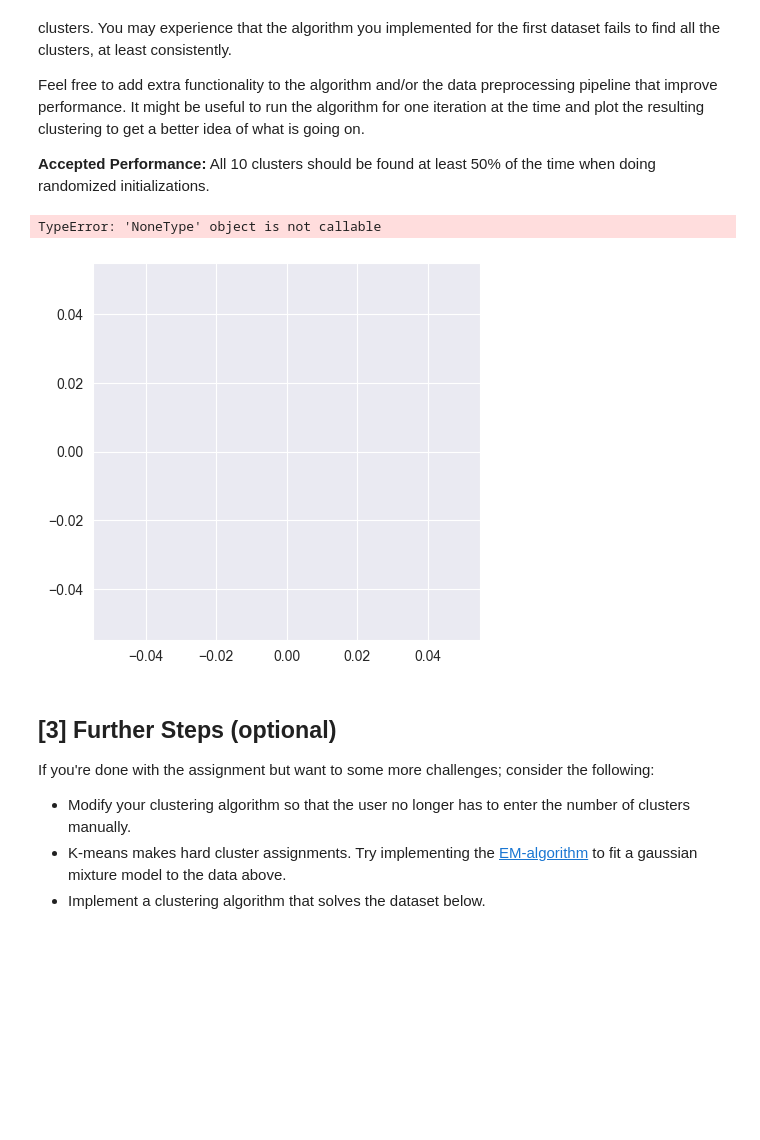
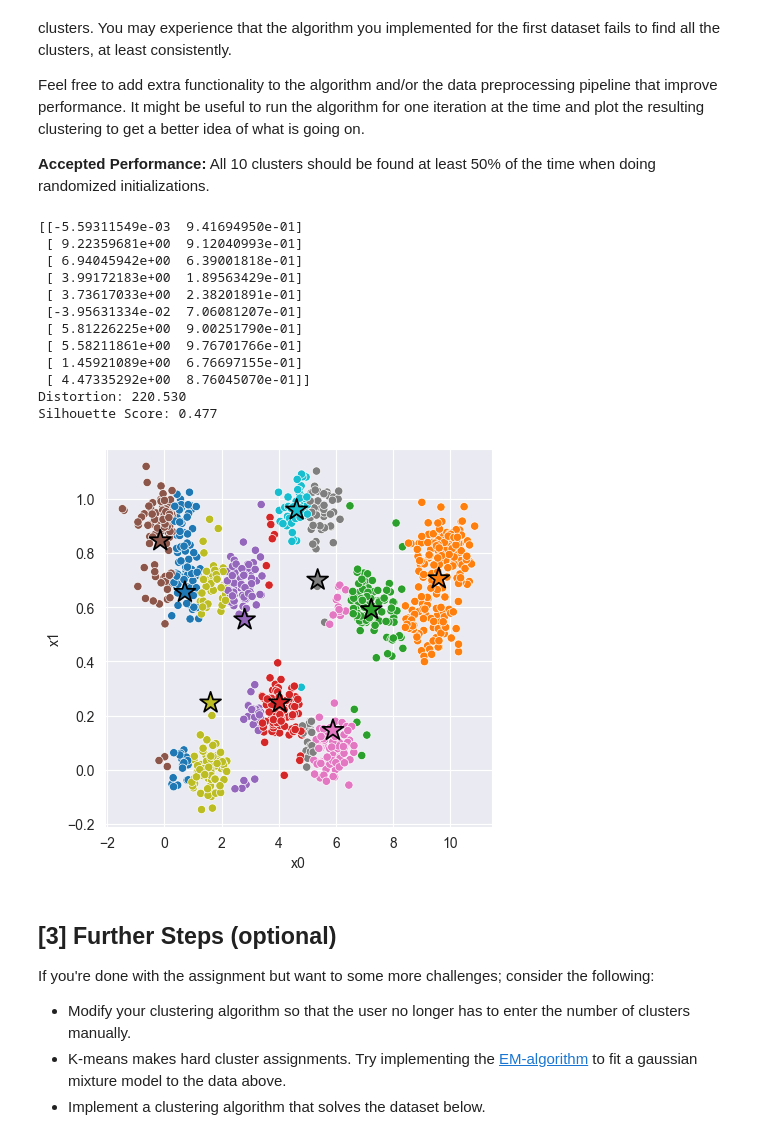
Before and after one commit to martinwholtmon/tdt4173-2022-task-1, a Jupyter notebook: k_means/experiment.ipynb, the cells around one changed output. Cells and saved outputs as stored; diff of their text form; code cells hidden in the pictures; blank space fills up the shorter version.

```diff
--- a/k_means/experiment.ipynb
+++ b/k_means/experiment.ipynb
@@ -126,24 +128,35 @@ Feel free to add extra functionality to the algorithm and/or the data preprocess
 # %%
 # Fit Model
 X = data_2[['x0', 'x1']]
-model_2 = km.KMeans(n_clusters=10, n_iterations=10)  # <-- Feel free to add hyperparameters
+model_2 = km.KMeans(n_clusters=10, n_iterations=20)  # <-- Feel free to add hyperparameters
 model_2.fit(X)
 
 # Compute Silhouette Score
-#z = model_2.predict(X)
-#print(f'Distortion: {km.euclidean_distortion(X, z) :.3f}')
-#print(f'Silhouette Score: {km.euclidean_silhouette(X, z) :.3f}')
+z = model_2.predict(X)
+print(f'Distortion: {km.euclidean_distortion(X, z) :.3f}')
+print(f'Silhouette Score: {km.euclidean_silhouette(X, z) :.3f}')
 
 # Plot cluster assignments
 C = model_2.get_centroids()
 K = len(C)
 _, ax = plt.subplots(figsize=(5, 5), dpi=100)
 sns.scatterplot(x='x0', y='x1', hue=z, hue_order=range(K), palette='tab10', data=X, ax=ax);
 sns.scatterplot(x=C[:,0], y=C[:,1], hue=range(K), palette='tab10', marker='*', s=250, edgecolor='black', ax=ax)
 ax.legend().remove();
 # %% [output]
-TypeError: 'NoneType' object is not callable
+[[-5.59311549e-03  9.41694950e-01]
+ [ 9.22359681e+00  9.12040993e-01]
+ [ 6.94045942e+00  6.39001818e-01]
+ [ 3.99172183e+00  1.89563429e-01]
+ [ 3.73617033e+00  2.38201891e-01]
+ [-3.95631334e-02  7.06081207e-01]
+ [ 5.81226225e+00  9.00251790e-01]
+ [ 5.58211861e+00  9.76701766e-01]
+ [ 1.45921089e+00  6.76697155e-01]
+ [ 4.47335292e+00  8.76045070e-01]]
+Distortion: 220.530
+Silhouette Score: 0.477
-[figure, old version]
+[figure, new version]
 # %% [markdown]
 ## [3] Further Steps (optional)
 
```
Also changed, not shown: parts of 1 cell of this notebook, 1 other file.
